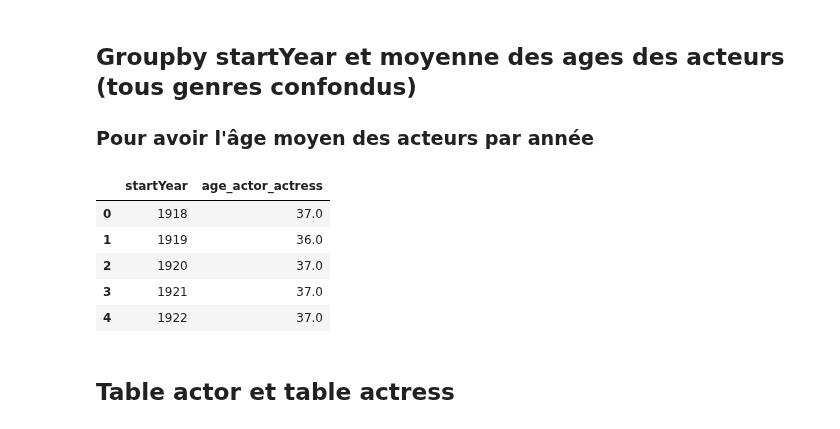
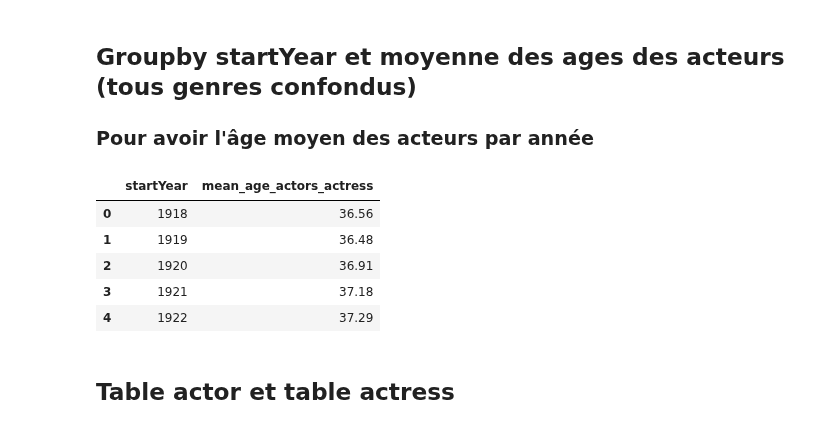
Before and after one commit to CathieLC/Wild_movie_project, a Jupyter notebook: Catherine/Catherine_mean_age_actors.ipynb, the cells around one changed output. Drawn from its saved outputs; the diff is of its cells as text; code cells hidden in the pictures.

```diff
--- a/Catherine/Catherine_mean_age_actors.ipynb
+++ b/Catherine/Catherine_mean_age_actors.ipynb
@@ -391,23 +391,29 @@ actors_title_movies.head()
 ### Pour avoir l'âge moyen des acteurs par année
 # %%
 # calcul moyenne age groupby(by=["originalTitle" & "startYear"])
-age_mean_year = round(actors_title_movies.groupby(by=["startYear"]).mean('age_actor_actress'))
+age_mean_year = round(actors_title_movies.groupby(by=["startYear"]).mean('age_actor_actress'),2)
 
 #reset index
 age_mean_year = age_mean_year.reset_index()
 
 #drop colonnes
 age_mean_year.drop(columns=['index', 'birthYear'], inplace =True)
 
-#check df age_mean2
+#rename nom colonne age_actor_actress
+age_mean_year.rename(columns={'age_actor_actress':'mean_age_actors_actress'}, inplace=True)
+
+#change type colone 'mean_age_actress'
+#age_mean_year = age_mean_year.astype({'mean_age_actors_actress': int})
+
+#check df age_mean_year
 age_mean_year.head()
 # %% [output]
-|  | startYear | age_actor_actress |
-| 0 | 1918 | 37.0 |
-| 1 | 1919 | 36.0 |
-| 2 | 1920 | 37.0 |
-| 3 | 1921 | 37.0 |
-| 4 | 1922 | 37.0 |
+|  | startYear | mean_age_actors_actress |
+| 0 | 1918 | 36.56 |
+| 1 | 1919 | 36.48 |
+| 2 | 1920 | 36.91 |
+| 3 | 1921 | 37.18 |
+| 4 | 1922 | 37.29 |
 # %% [markdown]
 ## Table actor et table actress
 # %%
```
Also changed, not shown: parts of 10 cells of this notebook.
